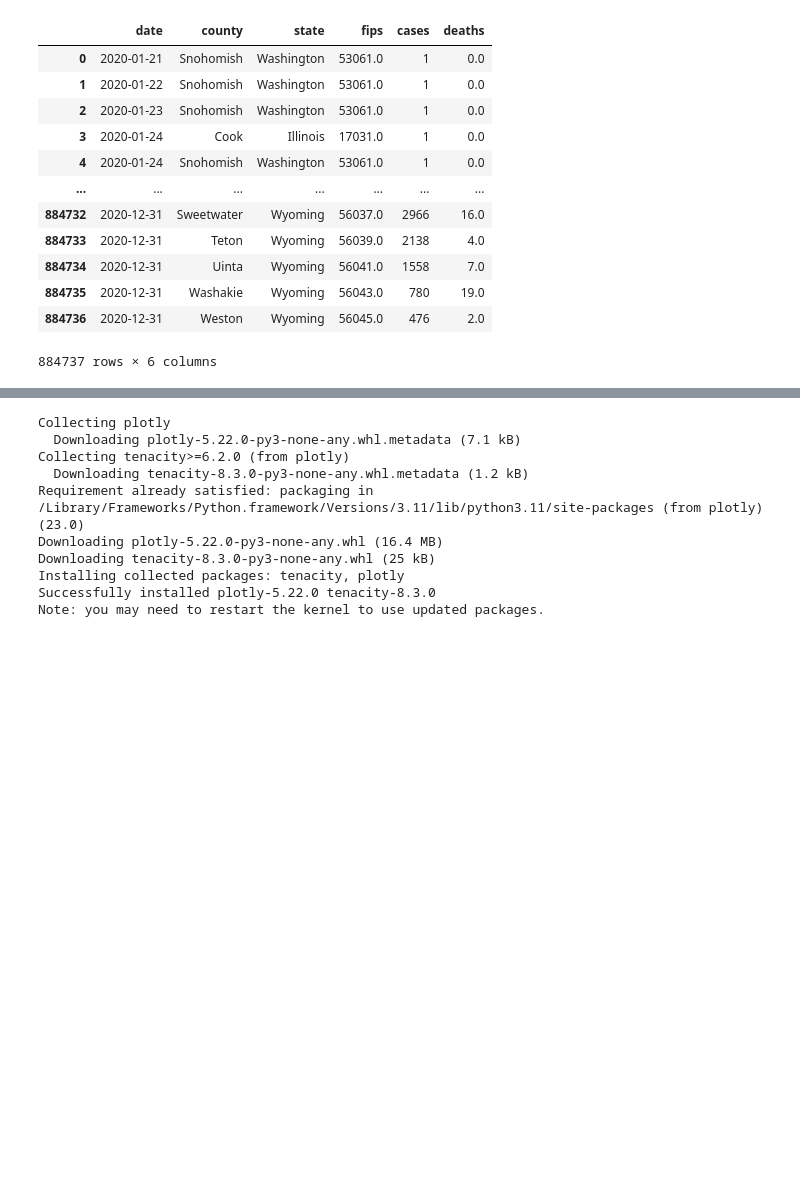
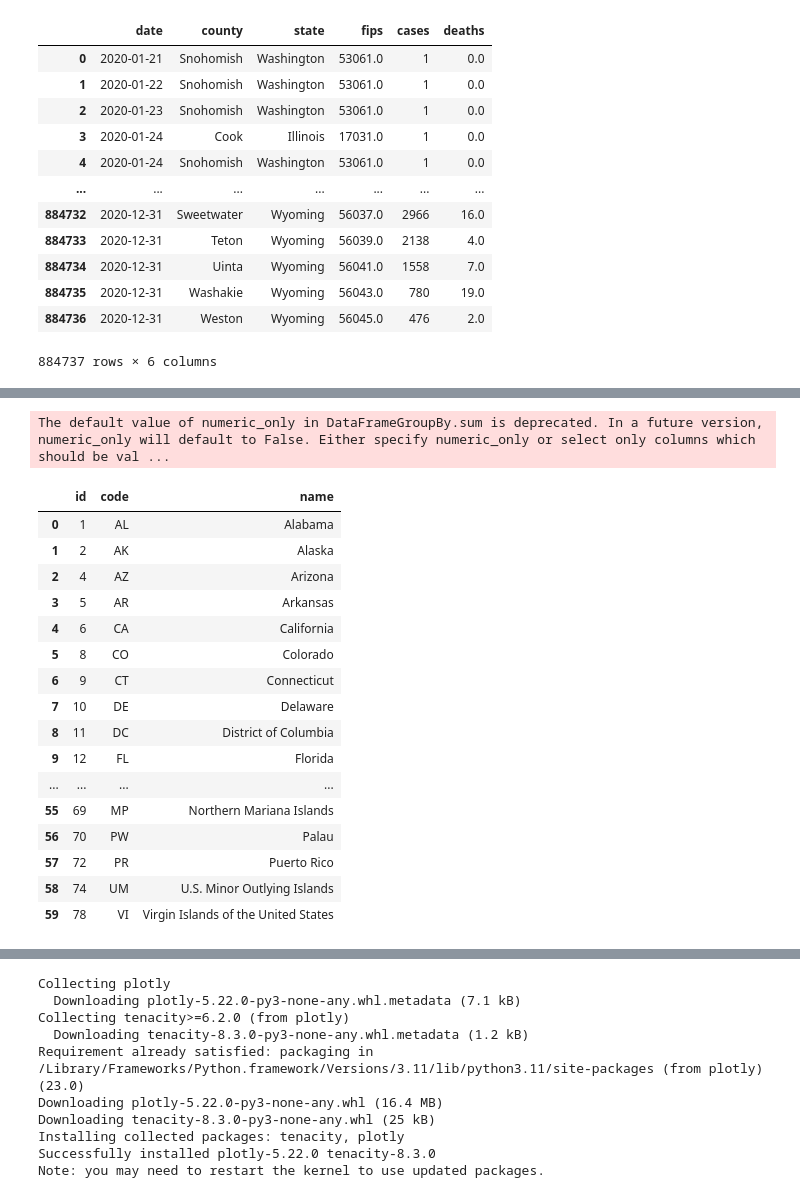
Before and after one commit to Angelinaaaaaaaaaaaa/Covid_prison_visualization, a Jupyter notebook: Untitled.ipynb, the cells around one changed output, grey strips where cells are left out. Drawn from its saved outputs; the diff is of its cells as text; code cells hidden in the pictures; blank space fills up the shorter version.

```diff
--- a/Untitled.ipynb
+++ b/Untitled.ipynb
@@ -33,0 +35,5 @@ data.to_json('202001.json', orient='records')
+# %%
+data_202003 =data[data['date'].str.contains('2020-03')]
+data_202003 = data_202003.groupby('state').sum()
+# %% [output]
+The default value of numeric_only in DataFrameGroupBy.sum is deprecated. In a future version, numeric_only will default to False. Either specify numeric_only or select only columns which should be val ...
@@ -33,0 +43,27 @@ data.to_json('202001.json', orient='records')
+# %%
+code = {
+    "id": [1, 2, 4, 5, 6, 8, 9, 10, 11, 12, 13, 15, 16, 17, 18, 19, 20, 21, 22, 23, 24, 25, 26, 27, 28, 29, 30, 31, 32, 33, 34, 35, 36, 37, 38, 39, 40, 41, 42, 44, 45, 46, 47, 48, 49, 50, 51, 53, 54, 55, 56, 60, 64, 66, 68, 69, 70, 72, 74, 78],
+    "code": ["AL", "AK", "AZ", "AR", "CA", "CO", "CT", "DE", "DC", "FL", "GA", "HI", "ID", "IL", "IN", "IA", "KS", "KY", "LA", "ME", "MD", "MA", "MI", "MN", "MS", "MO", "MT", "NE", "NV", "NH", "NJ", "NM", "NY", "NC", "ND", "OH", "OK", "OR", "PA", "RI", "SC", "SD", "TN", "TX", "UT", "VT", "VA", "WA", "WV", "WI", "WY", "AS", "FM", "GU", "MH", "MP", "PW", "PR", "UM", "VI"],
+    "name": ["Alabama", "Alaska", "Arizona", "Arkansas", "California", "Colorado", "Connecticut", "Delaware", "District of Columbia", "Florida", "Georgia", "Hawaii", "Idaho", "Illinois", "Indiana", "Iowa", "Kansas", "Kentucky", "Louisiana", "Maine", "Maryland", "Massachusetts", "Michigan", "Minnesota", "Mississippi", "Missouri", "Montana", "Nebraska", "Nevada", "New Hampshire", "New Jersey", "New Mexico", "New York", "North Carolina", "North Dakota", "Ohio", "Oklahoma", "Oregon", "Pennsylvania", "Rhode Island", "South Carolina", "South Dakota", "Tennessee", "Texas", "Utah", "Vermont", "Virginia", "Washington", "West Virginia", "Wisconsin", "Wyoming", "America Samoa", "Federated States of Micronesia", "Guam", "Marshall Islands", "Northern Mariana Islands", "Palau", "Puerto Rico", "U.S. Minor Outlying Islands", "Virgin Islands of the United States"]
+}
+
+df = pd.DataFrame(code)
+df
+# %% [output]
+|  | id | code | name |
+| 0 | 1 | AL | Alabama |
+| 1 | 2 | AK | Alaska |
+| 2 | 4 | AZ | Arizona |
+| 3 | 5 | AR | Arkansas |
+| 4 | 6 | CA | California |
+| 5 | 8 | CO | Colorado |
+| 6 | 9 | CT | Connecticut |
+| 7 | 10 | DE | Delaware |
+| 8 | 11 | DC | District of Columbia |
+| 9 | 12 | FL | Florida |
+| ... | ... | ... | ... |
+| 55 | 69 | MP | Northern Mariana Islands |
+| 56 | 70 | PW | Palau |
+| 57 | 72 | PR | Puerto Rico |
+| 58 | 74 | UM | U.S. Minor Outlying Islands |
+| 59 | 78 | VI | Virgin Islands of the United States |
```
Also changed, not shown: parts of 5 cells of this notebook, 7 other files.
